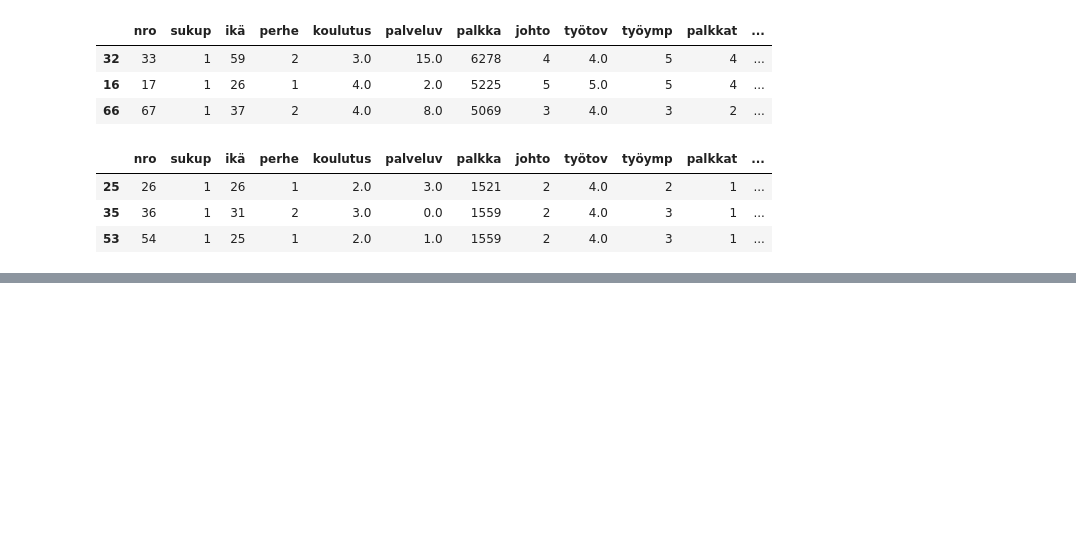
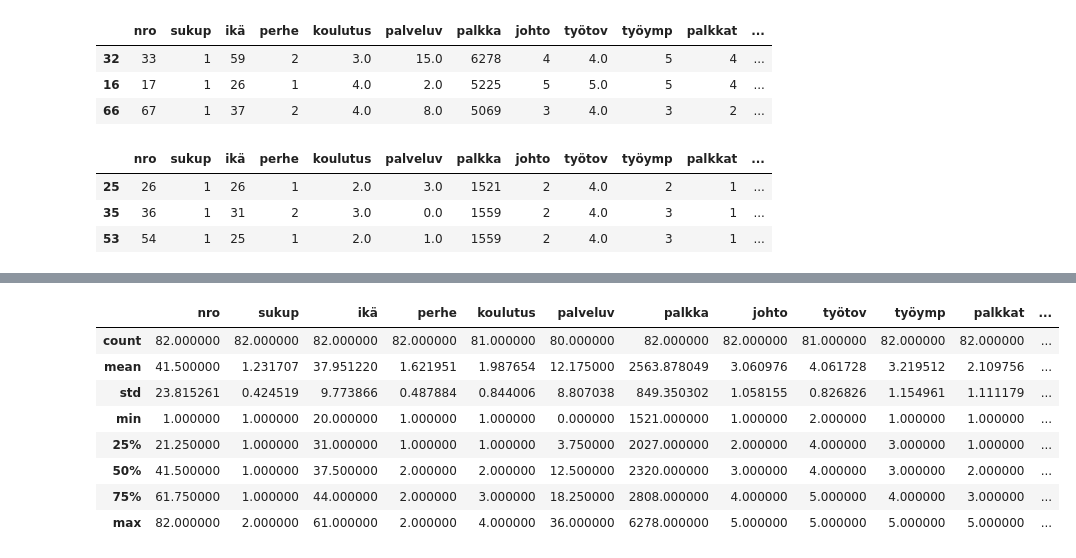
Before and after one commit to taanila/data, a Jupyter notebook: tutustu.ipynb, the cells around one changed output, grey strips where cells are left out. Cells and saved outputs as stored; diff of their text form; code cells hidden in the pictures; blank space fills up the shorter version.

```diff
--- a/tutustu.ipynb
+++ b/tutustu.ipynb
@@ -31,12 +36,12 @@ df
 | 81 | 82 | 2 | 35 | 2 | 3.0 | 15.0 | 2183 | 3 | 4.0 | 4 | 3 | ... |
 82 rows × 16 columns
 # %%
-# Jos haluat näyttää kaikki rivit, niin aseta max_rows datan rivien mukaiseksi
+# Jos haluat näyttää kaikki rivit, niin aseta max_rows arvoksi None
 # Tuhansien rivien datoilla tätä ei ehkä kannata tehdä
-pd.options.display.max_rows = df.shape[0]
+pd.options.display.max_rows = None
 
-# Jos sarakkeita on paljon, niin saatat tarvita vastaavaa komentoa sarakkeiden määrälle
-pd.options.display.max_columns = df.shape[1]
+# Jos sarakkeita on paljon, niin saatat tarvita vastaavaa asetusta sarakkeille
+pd.options.display.max_columns = None
 # %%
 df
 # Nyt kaikki rivit näytetään
@@ -182,0 +224,13 @@ df.nsmallest(n=3, columns='palkka')
+# %%
+# Tilastolliset tunnusluvut kannattaa myös vilkaista
+df.describe()
+# %% [output]
+|  | nro | sukup | ikä | perhe | koulutus | palveluv | palkka | johto | työtov | työymp | palkkat | ... |
+| count | 82.000000 | 82.000000 | 82.000000 | 82.000000 | 81.000000 | 80.000000 | 82.000000 | 82.000000 | 81.000000 | 82.000000 | 82.000000 | ... |
+| mean | 41.500000 | 1.231707 | 37.951220 | 1.621951 | 1.987654 | 12.175000 | 2563.878049 | 3.060976 | 4.061728 | 3.219512 | 2.109756 | ... |
+| std | 23.815261 | 0.424519 | 9.773866 | 0.487884 | 0.844006 | 8.807038 | 849.350302 | 1.058155 | 0.826826 | 1.154961 | 1.111179 | ... |
+| min | 1.000000 | 1.000000 | 20.000000 | 1.000000 | 1.000000 | 0.000000 | 1521.000000 | 1.000000 | 2.000000 | 1.000000 | 1.000000 | ... |
+| 25% | 21.250000 | 1.000000 | 31.000000 | 1.000000 | 1.000000 | 3.750000 | 2027.000000 | 2.000000 | 4.000000 | 3.000000 | 1.000000 | ... |
+| 50% | 41.500000 | 1.000000 | 37.500000 | 2.000000 | 2.000000 | 12.500000 | 2320.000000 | 3.000000 | 4.000000 | 3.000000 | 2.000000 | ... |
+| 75% | 61.750000 | 1.000000 | 44.000000 | 2.000000 | 3.000000 | 18.250000 | 2808.000000 | 4.000000 | 5.000000 | 4.000000 | 3.000000 | ... |
+| max | 82.000000 | 2.000000 | 61.000000 | 2.000000 | 4.000000 | 36.000000 | 6278.000000 | 5.000000 | 5.000000 | 5.000000 | 5.000000 | ... |
```
Also changed, not shown: parts of 12 cells of this notebook.
